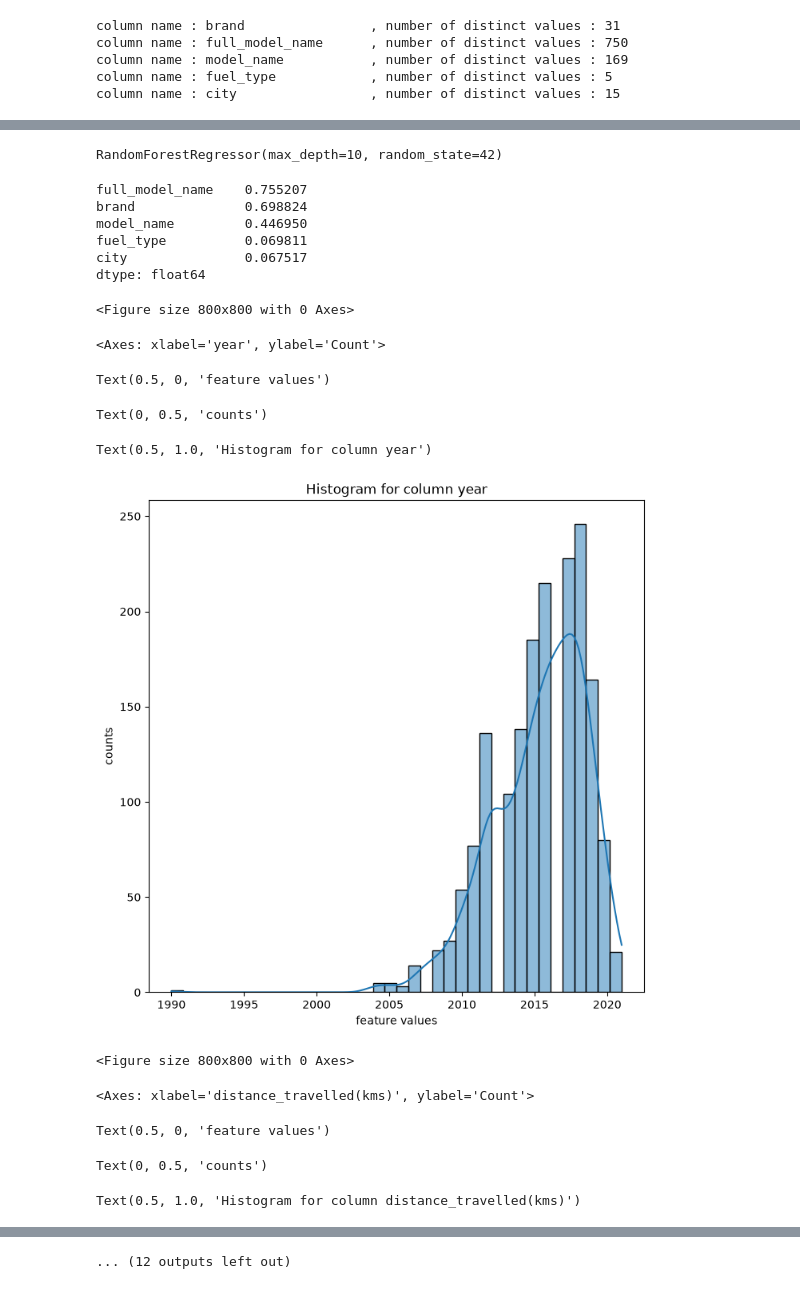
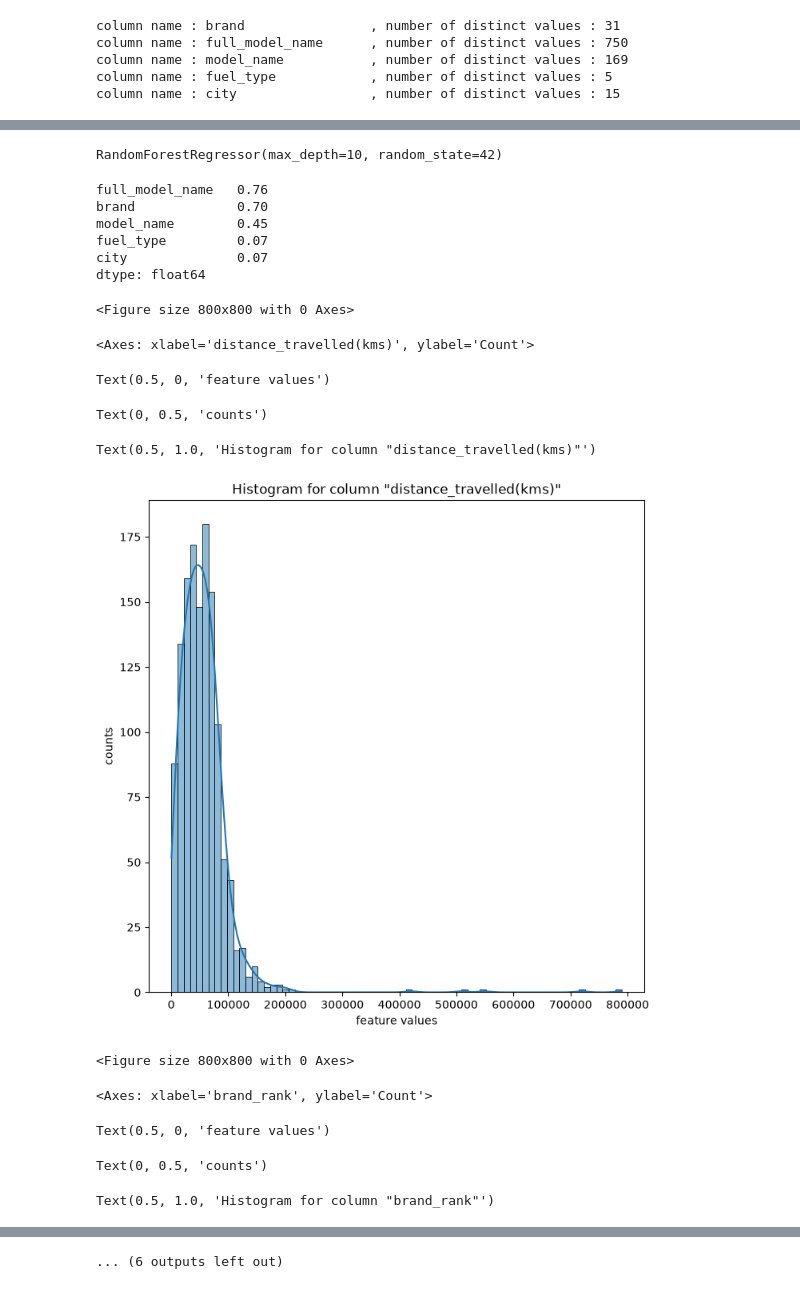
Before and after one commit to rkarji123/mlzoomcamp_rama, a Jupyter notebook: mid-term-project/Untitled.ipynb, the cells around one changed output, grey strips where cells are left out. Saved outputs shown, nothing was run; the diff lists cells and outputs as text; code cells hidden in the pictures.

```diff
--- a/mid-term-project/Untitled.ipynb
+++ b/mid-term-project/Untitled.ipynb
@@ -79,7 +80,11 @@ column name : model_name           , number of distinct values : 169
 column name : fuel_type            , number of distinct values : 5
 column name : city                 , number of distinct values : 15
 # %%
-target = df.pop('price')
+#feature analysis for numerical columns
+# we will use perason correlation matrix only
+
+#actually I realized year is categorical although it represents numbers
+target = df['price']
 
 numeric = ['year','distance_travelled(kms)','brand_rank','car_age']
 
@@ -140,33 +149,35 @@ feat_importance = pd.Series(result.importances_mean, index=categorical).sort_val
 print(feat_importance)
 # %% [output]
 RandomForestRegressor(max_depth=10, random_state=42)
-full_model_name    0.755207
-brand              0.698824
-model_name         0.446950
-fuel_type          0.069811
-city               0.067517
+full_model_name   0.76
+brand             0.70
+model_name        0.45
+fuel_type         0.07
+city              0.07
 dtype: float64
 # %%
 import matplotlib.pyplot as plt
 import seaborn as sns
 for col in numeric:
     plt.figure(figsize=(8,8))
-    sns.histplot(df[col],kde=True)
+    sns.histplot(df[col],kde=True);
     plt.xlabel('feature values')
     plt.ylabel('counts')
-    plt.title(f'Histogram for column {col}')
-    plt.show()
+    plt.title(f'Histogram for column "{col}"')
+    plt.show();
 
 # I can see skewness (right tail) in distance travelled feature. brand_rank, age and year are okay, not many outliers, also, will drop year or age
+# we dont need to scale feature "distance_travelled(kms)" because we are going to use tree based models like Randomforest and XGboost
+# if we use any linear models like linear regression then we might need to scale the outliers
 # %% [output]
 <Figure size 800x800 with 0 Axes>
-<Axes: xlabel='year', ylabel='Count'>
+<Axes: xlabel='distance_travelled(kms)', ylabel='Count'>
 Text(0.5, 0, 'feature values')
 Text(0, 0.5, 'counts')
-Text(0.5, 1.0, 'Histogram for column year')
+Text(0.5, 1.0, 'Histogram for column "distance_travelled(kms)"')
-[figure, old version]
+[figure, new version]
 <Figure size 800x800 with 0 Axes>
-<Axes: xlabel='distance_travelled(kms)', ylabel='Count'>
+<Axes: xlabel='brand_rank', ylabel='Count'>
 Text(0.5, 0, 'feature values')
 Text(0, 0.5, 'counts')
-Text(0.5, 1.0, 'Histogram for column distance_travelled(kms)')
+Text(0.5, 1.0, 'Histogram for column "brand_rank"')
@@ -174,4 +185,4 @@ Text(0.5, 1.0, 'Histogram for column distance_travelled(kms)')
-... (12 outputs left out)
+... (6 outputs left out)
 # %%
 df[numeric].skew().sort_values()
 
```
Also changed, not shown: parts of 23 cells of this notebook, 1 other file.
